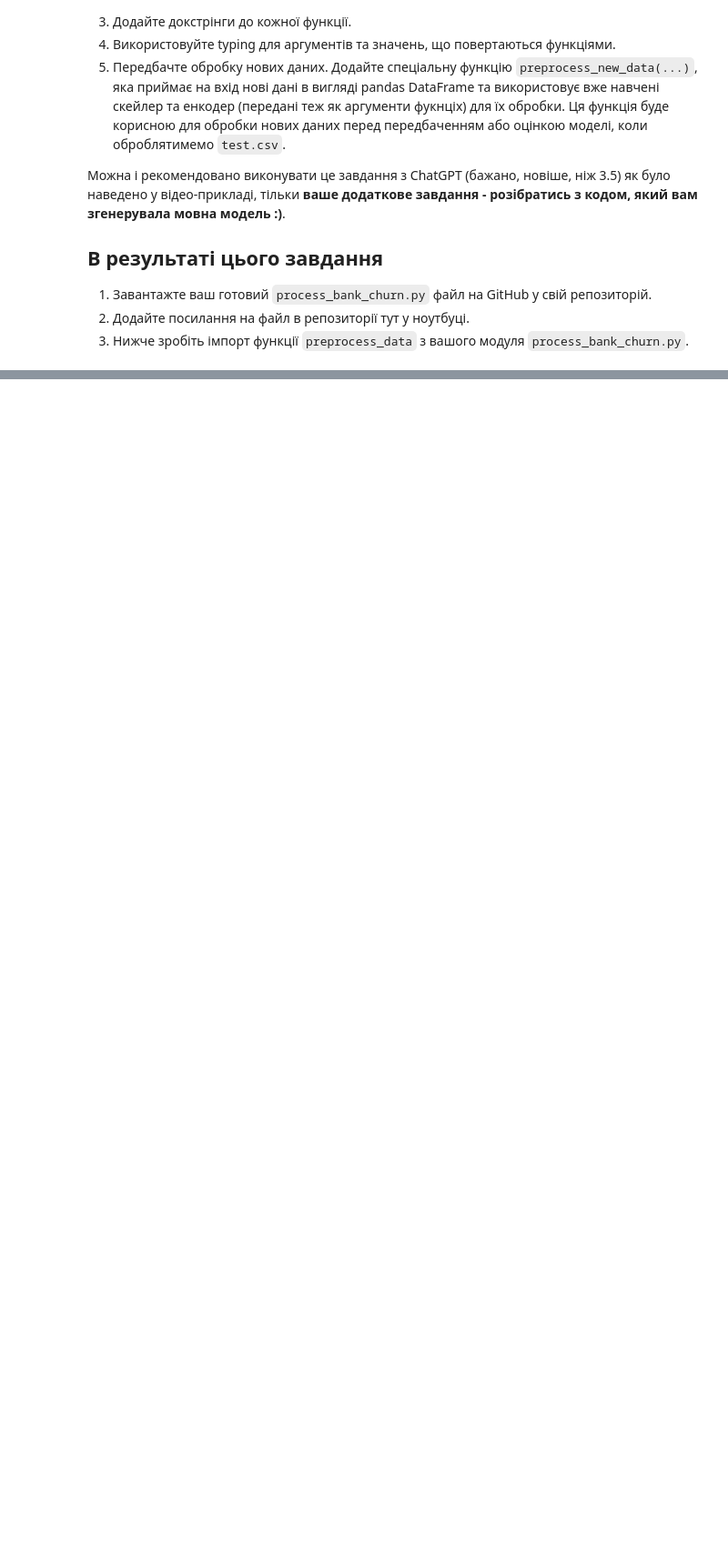
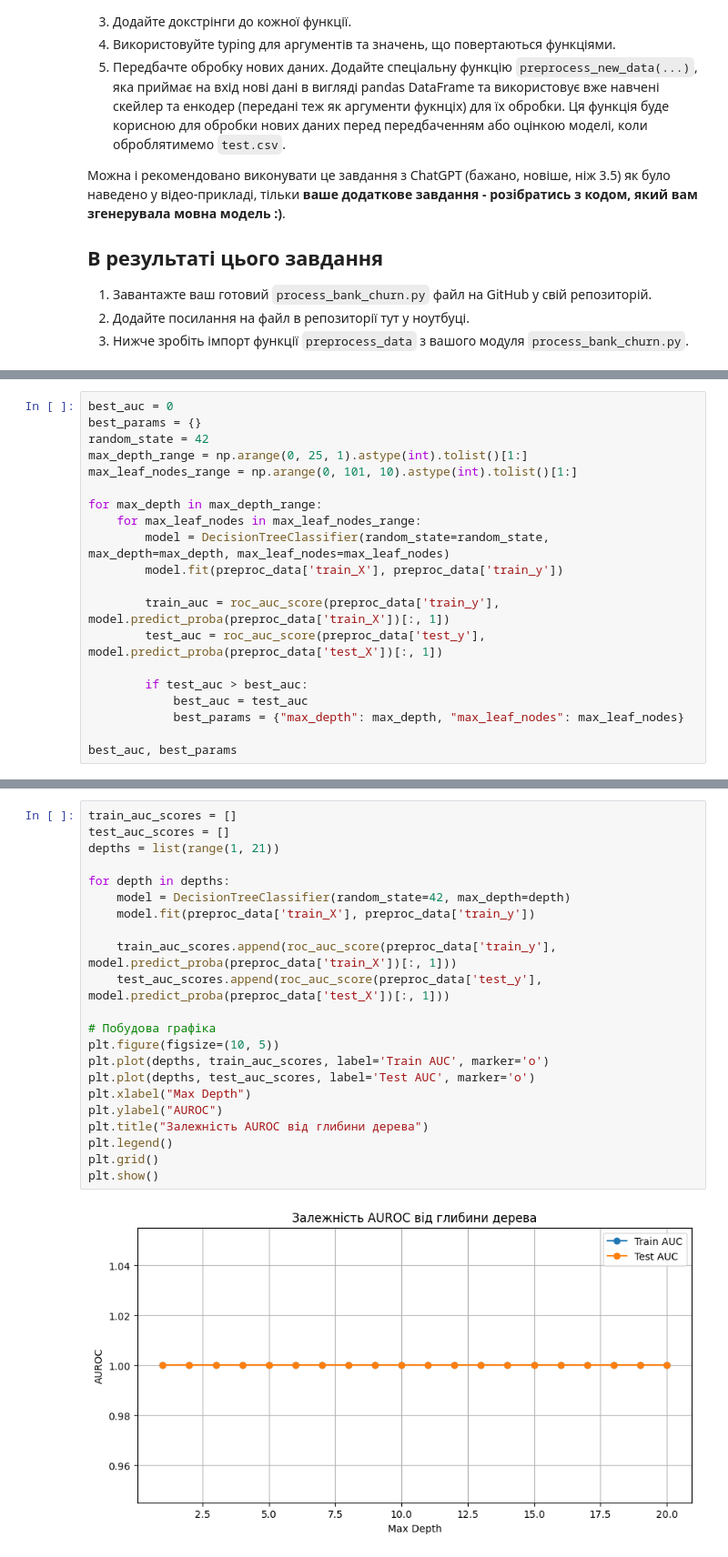
Before and after one commit to prindyn/ml_learning, a Jupyter notebook: HW 2.3 Decision Trees.ipynb, the cells around one changed output, grey strips where cells are left out. Shown at 91% size. Drawn from its saved outputs; the diff is of its cells as text; blank space fills up the shorter version.

```diff
--- a/HW 2.3 Decision Trees.ipynb
+++ b/HW 2.3 Decision Trees.ipynb
@@ -36,0 +123,20 @@
+# %%
+best_auc = 0
+best_params = {}
+random_state = 42
+max_depth_range = np.arange(0, 25, 1).astype(int).tolist()[1:]
+max_leaf_nodes_range = np.arange(0, 101, 10).astype(int).tolist()[1:]
+
+for max_depth in max_depth_range:
+    for max_leaf_nodes in max_leaf_nodes_range:
+        model = DecisionTreeClassifier(random_state=random_state, max_depth=max_depth, max_leaf_nodes=max_leaf_nodes)
+        model.fit(preproc_data['train_X'], preproc_data['train_y'])
+
+        train_auc = roc_auc_score(preproc_data['train_y'], model.predict_proba(preproc_data['train_X'])[:, 1])
+        test_auc = roc_auc_score(preproc_data['test_y'], model.predict_proba(preproc_data['test_X'])[:, 1])
+
+        if test_auc > best_auc:
+            best_auc = test_auc
+            best_params = {"max_depth": max_depth, "max_leaf_nodes": max_leaf_nodes}
+
+best_auc, best_params
@@ -36,0 +147,24 @@
+# %%
+train_auc_scores = []
+test_auc_scores = []
+depths = list(range(1, 21))
+
+for depth in depths:
+    model = DecisionTreeClassifier(random_state=42, max_depth=depth)
+    model.fit(preproc_data['train_X'], preproc_data['train_y'])
+
+    train_auc_scores.append(roc_auc_score(preproc_data['train_y'], model.predict_proba(preproc_data['train_X'])[:, 1]))
+    test_auc_scores.append(roc_auc_score(preproc_data['test_y'], model.predict_proba(preproc_data['test_X'])[:, 1]))
+
+# Побудова графіка
+plt.figure(figsize=(10, 5))
+plt.plot(depths, train_auc_scores, label='Train AUC', marker='o')
+plt.plot(depths, test_auc_scores, label='Test AUC', marker='o')
+plt.xlabel("Max Depth")
+plt.ylabel("AUROC")
+plt.title("Залежність AUROC від глибини дерева")
+plt.legend()
+plt.grid()
+plt.show()
+# %% [output]
+[figure, added]
```
Also changed, not shown: parts of 15 cells of this notebook, 3 other files.
